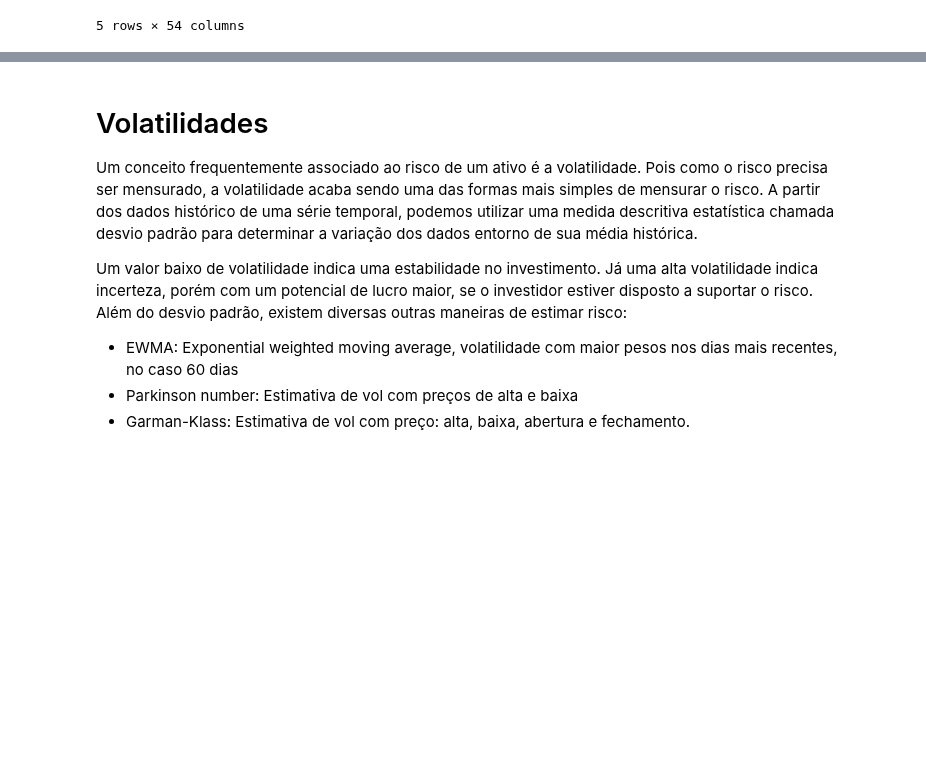
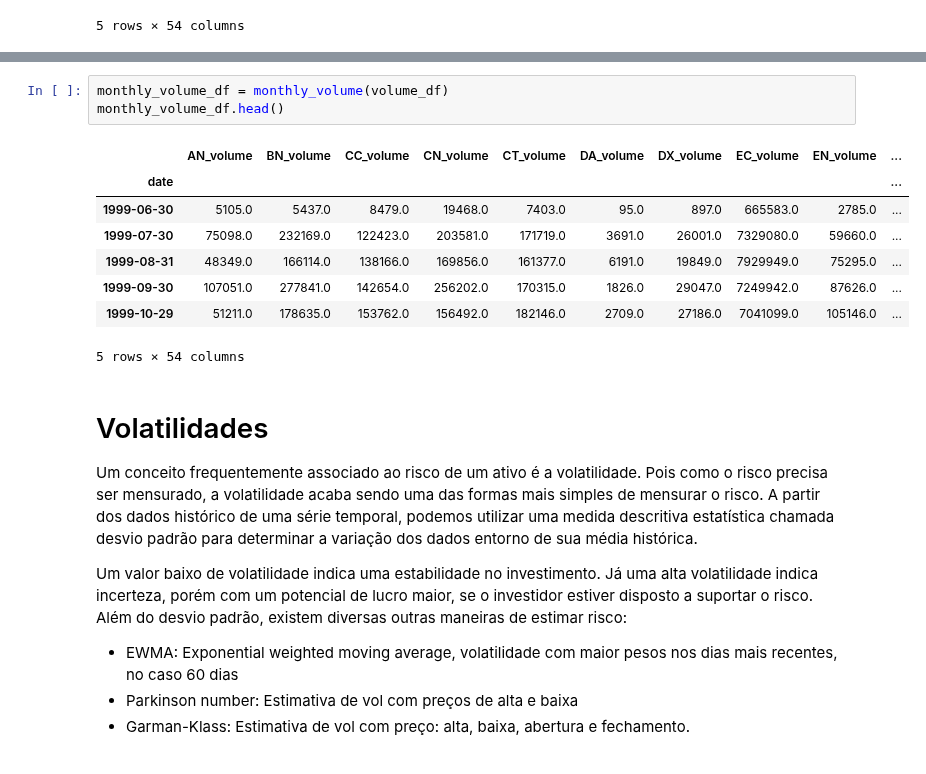
Before and after one commit to turing-usp/Momentum, a Jupyter notebook: TSMOM.ipynb, the cells around one changed output, grey strips where cells are left out. Cells and saved outputs as stored; diff of their text form; blank space fills up the shorter version.

```diff
--- a/TSMOM.ipynb
+++ b/TSMOM.ipynb
@@ -100,3 +115,15 @@ returns_monthly.head()
+# %%
+monthly_volume_df = monthly_volume(volume_df)
+monthly_volume_df.head()
+# %% [output]
+|  | AN_volume | BN_volume | CC_volume | CN_volume | CT_volume | DA_volume | DX_volume | EC_volume | EN_volume | ... |
+| date |  |  |  |  |  |  |  |  |  | ... |
+| 1999-06-30 | 5105.0 | 5437.0 | 8479.0 | 19468.0 | 7403.0 | 95.0 | 897.0 | 665583.0 | 2785.0 | ... |
+| 1999-07-30 | 75098.0 | 232169.0 | 122423.0 | 203581.0 | 171719.0 | 3691.0 | 26001.0 | 7329080.0 | 59660.0 | ... |
+| 1999-08-31 | 48349.0 | 166114.0 | 138166.0 | 169856.0 | 161377.0 | 6191.0 | 19849.0 | 7929949.0 | 75295.0 | ... |
+| 1999-09-30 | 107051.0 | 277841.0 | 142654.0 | 256202.0 | 170315.0 | 1826.0 | 29047.0 | 7249942.0 | 87626.0 | ... |
+| 1999-10-29 | 51211.0 | 178635.0 | 153762.0 | 156492.0 | 182146.0 | 2709.0 | 27186.0 | 7041099.0 | 105146.0 | ... |
+5 rows × 54 columns
 # %% [markdown]
 # Volatilidades
 
```
Also changed, not shown: parts of 8 cells of this notebook.
